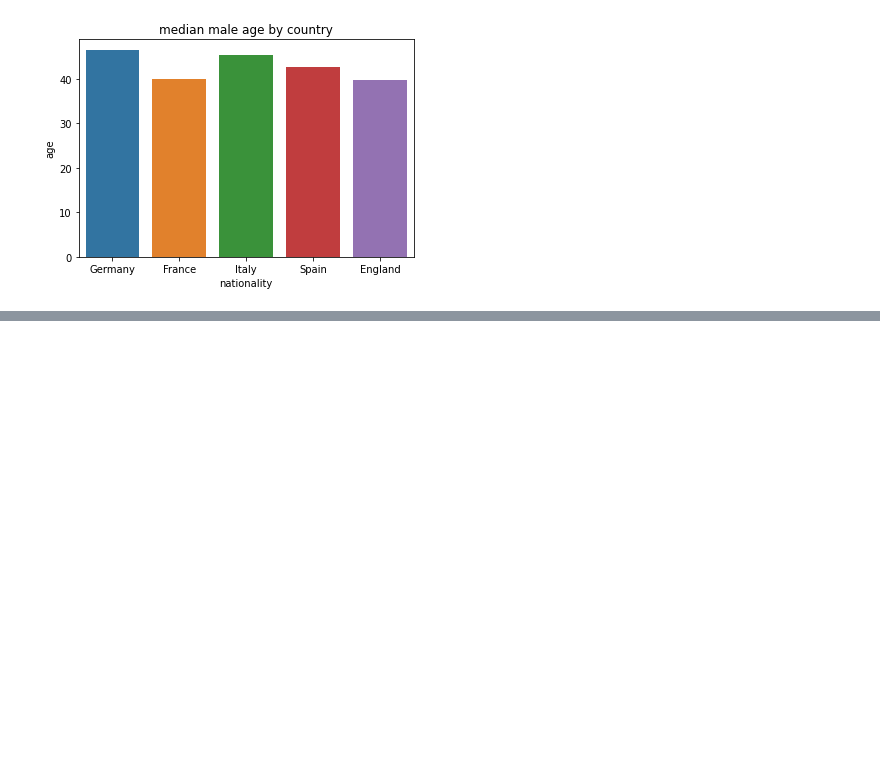
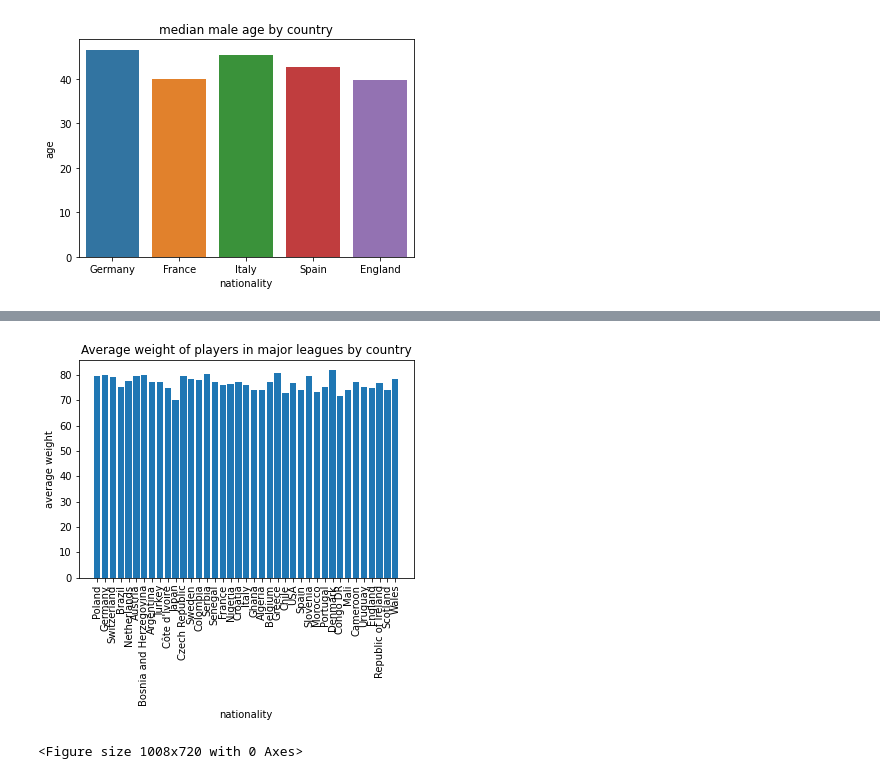
Before and after one commit to ffutera/sports-science, a Jupyter notebook: League Country Correlation Analysis.ipynb, the cells around one changed output, grey strips where cells are left out. Drawn from its saved outputs; the diff is of its cells as text; code cells hidden in the pictures; blank space fills up the shorter version.

```diff
--- a/League Country Correlation Analysis.ipynb
+++ b/League Country Correlation Analysis.ipynb
@@ -120,0 +160,10 @@ plt.title('median male age by country');
+# %%
+plt.bar(list(country_data.keys()), list(map(lambda x: x[1], country_data.values())))
+plt.xticks(rotation = 90);
+plt.title("Average weight of players in major leagues by country")
+plt.ylabel("average weight")
+plt.xlabel("nationality")
+plt.figure(figsize=(14, 10));
+# %% [output]
+[figure, added]
+<Figure size 1008x720 with 0 Axes>
```
Also changed, not shown: parts of 3 cells of this notebook.
